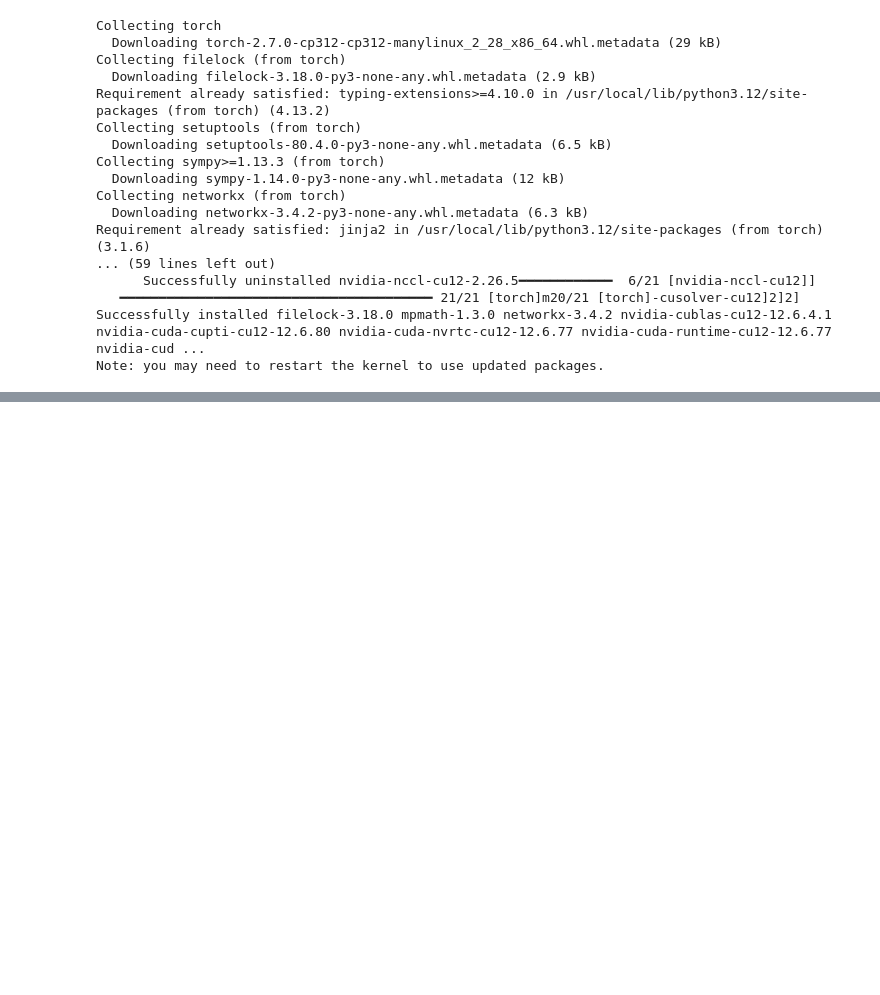
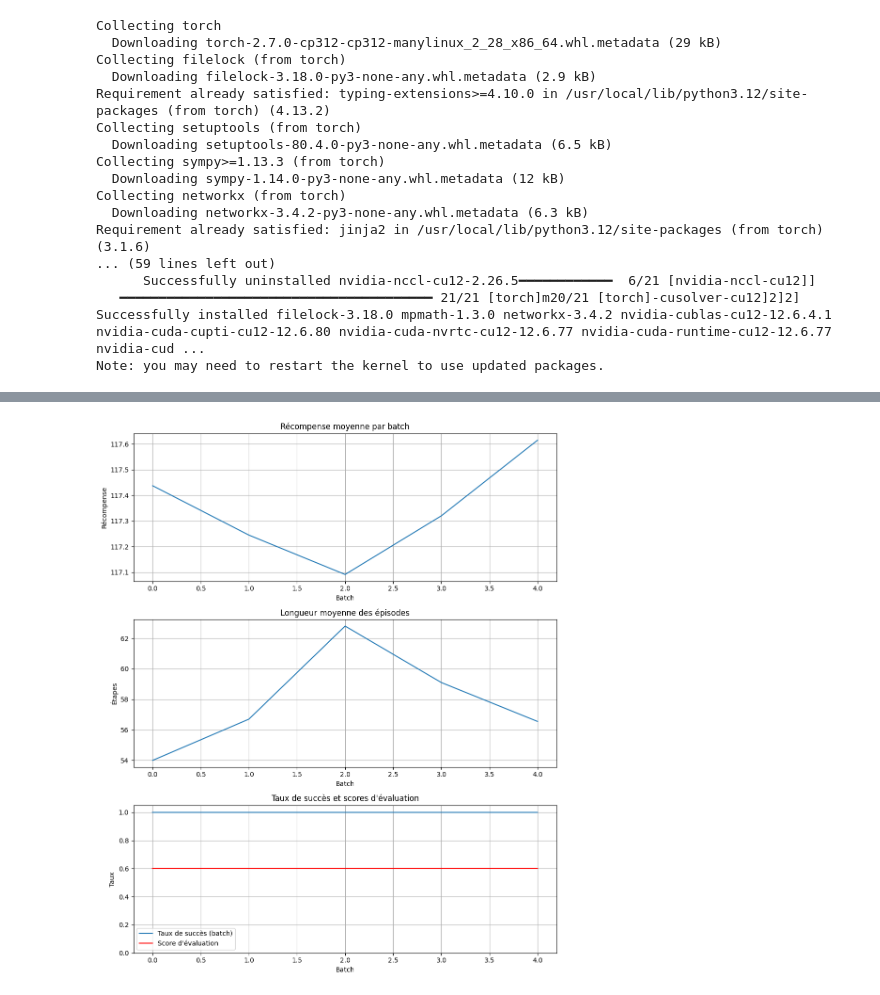
Before and after one commit to laurentlaurent/RL_project_sailing, a Jupyter notebook: notebooks/design_agent.ipynb, the cells around one changed output, grey strips where cells are left out. Drawn from its saved outputs; the diff is of its cells as text; code cells hidden in the pictures; blank space fills up the shorter version.

```diff
--- a/notebooks/design_agent.ipynb
+++ b/notebooks/design_agent.ipynb
@@ -2842,0 +5778,92 @@ Test Episode 5: Steps=146, Reward=100.0, Position=[16 30], Goal reached=True
+# %%
+# Créer votre agent
+agent = WindAwareNavigator()
+# Initialiser l'entraîneur PPO
+ppo_trainer = PPOTrainer(
+   agent=agent,
+   initial_windfields=['training_1', 'training_2', 'training_3'],
+   learning_rate=0.001,
+   gamma=0.99,
+   clip_ratio=0.2,
+   batch_size=20,
+   epochs=4,
+   max_episodes=500,
+   model_save_path="models/ppo_navigator.pkl"
+)
+
+# Évaluation initiale
+print("Évaluation initiale...")
+initial_score = ppo_trainer.evaluate_agent()
+
+# Entraînement court pour démonstration
+# Vous pouvez ajuster le nombre d'épisodes selon vos besoins
+num_episodes = 100  # Ajustez ce nombre pour un entraînement plus ou moins long
+
+print(f"\nDémarrage de l'entraînement PPO pour {num_episodes} épisodes...")
+for episode in range(0, num_episodes, ppo_trainer.batch_size):
+   print(f"\nÉpisodes {episode}-{episode + ppo_trainer.batch_size - 1}/{num_episodes}")
+
+   # Collecter des expériences
+   print("Collecte d'expériences...")
+   success_rate = ppo_trainer.collect_experience(ppo_trainer.batch_size)
+   print(f"Taux de succès du batch: {success_rate:.2%}")
+
+   # Calculer les retours et avantages
+   returns, advantages = ppo_trainer.compute_returns_and_advantages()
+
+   # Mettre à jour la politique avec PPO
+   print("Mise à jour de la politique avec PPO...")
+   ppo_trainer.update_policy_ppo(returns, advantages)
+
+   # Évaluer périodiquement
+   if (episode // ppo_trainer.batch_size) % 3 == 0 or episode + ppo_trainer.batch_size >= num_episodes:
+       print("Évaluation de l'agent...")
+       eval_score = ppo_trainer.evaluate_agent()
+       print(f"Score d'évaluation: {eval_score:.2%}")
+
+       # Sauvegarder l'agent
+       ppo_trainer.save_agent()
+
+# Évaluation finale
+print("\nÉvaluation finale après entraînement...")
+final_score = ppo_trainer.evaluate_agent()
+
+print(f"\nAmélioration: {final_score - initial_score:.2%}")
+
+# Visualiser les résultats d'entraînement
+def plot_ppo_training_results(trainer):
+   """Affiche les métriques d'entraînement PPO sous forme de graphiques."""
+   fig, (ax1, ax2, ax3) = plt.subplots(3, 1, figsize=(10, 12))
+
+   # Graphique des récompenses
+   ax1.plot(trainer.episode_rewards)
+   ax1.set_title('Récompense moyenne par batch')
+   ax1.set_xlabel('Batch')
+   ax1.set_ylabel('Récompense')
+   ax1.grid(True)
+
+   # Graphique des longueurs d'épisodes
+   ax2.plot(trainer.episode_lengths)
+   ax2.set_title('Longueur moyenne des épisodes')
+   ax2.set_xlabel('Batch')
+   ax2.set_ylabel('Étapes')
+   ax2.grid(True)
+
+   # Graphique des taux de succès et scores d'évaluation
+   ax3.plot(trainer.success_rates, label='Taux de succès (batch)')
+   if trainer.evaluation_scores:
+       eval_x = np.linspace(0, len(trainer.success_rates)-1, len(trainer.evaluation_scores))
+       ax3.plot(eval_x, trainer.evaluation_scores, 'r-', label='Score d\'évaluation')
+   ax3.set_title('Taux de succès et scores d\'évaluation')
+   ax3.set_xlabel('Batch')
+   ax3.set_ylabel('Taux')
+   ax3.set_ylim(0, 1.05)
+   ax3.legend()
+   ax3.grid(True)
+
+   plt.tight_layout()
+   plt.show()
+
+# Afficher les résultats
+plot_ppo_training_results(ppo_trainer)
+# %% [output]
@@ -2842,0 +5887 @@ Test Episode 5: Steps=146, Reward=100.0, Position=[16 30], Goal reached=True
+[figure, added]
```
Also changed, not shown: parts of 22 cells of this notebook, 18 other files.
